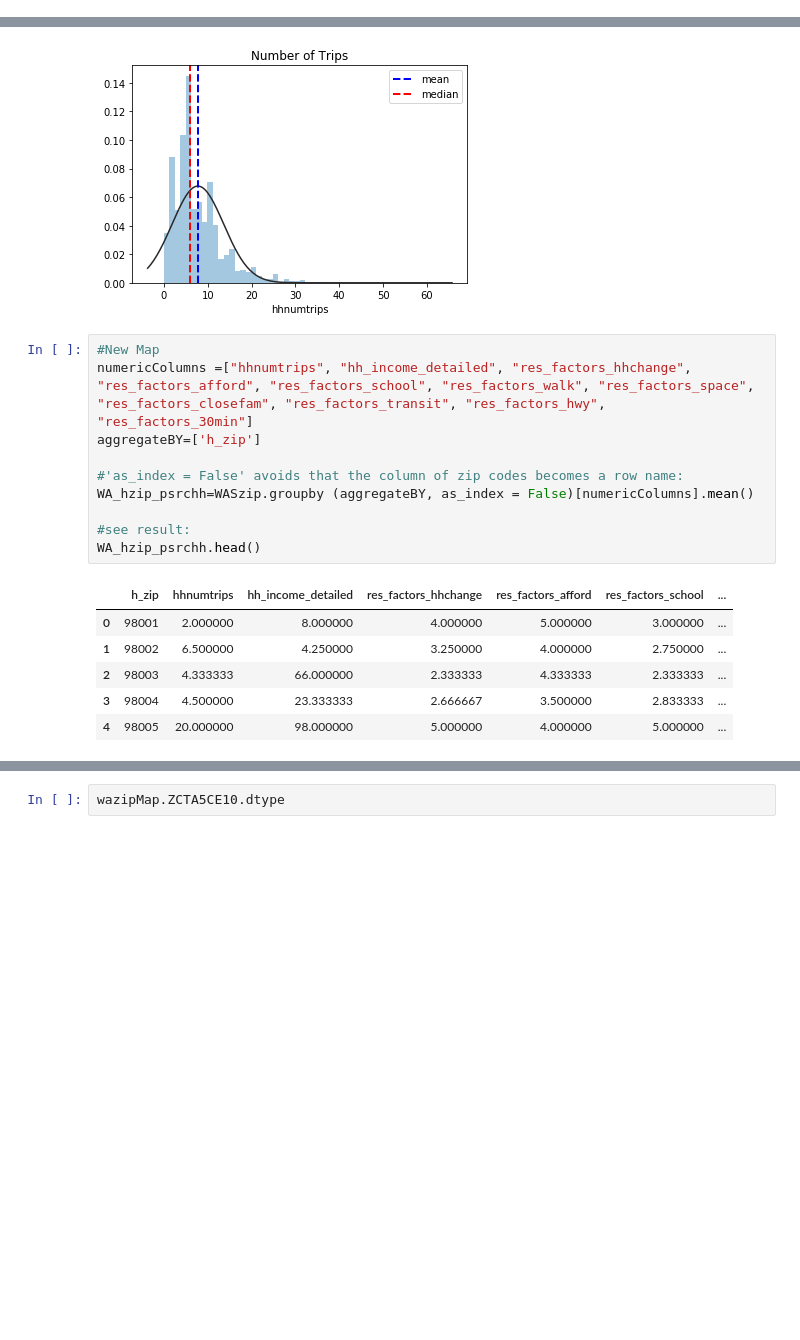
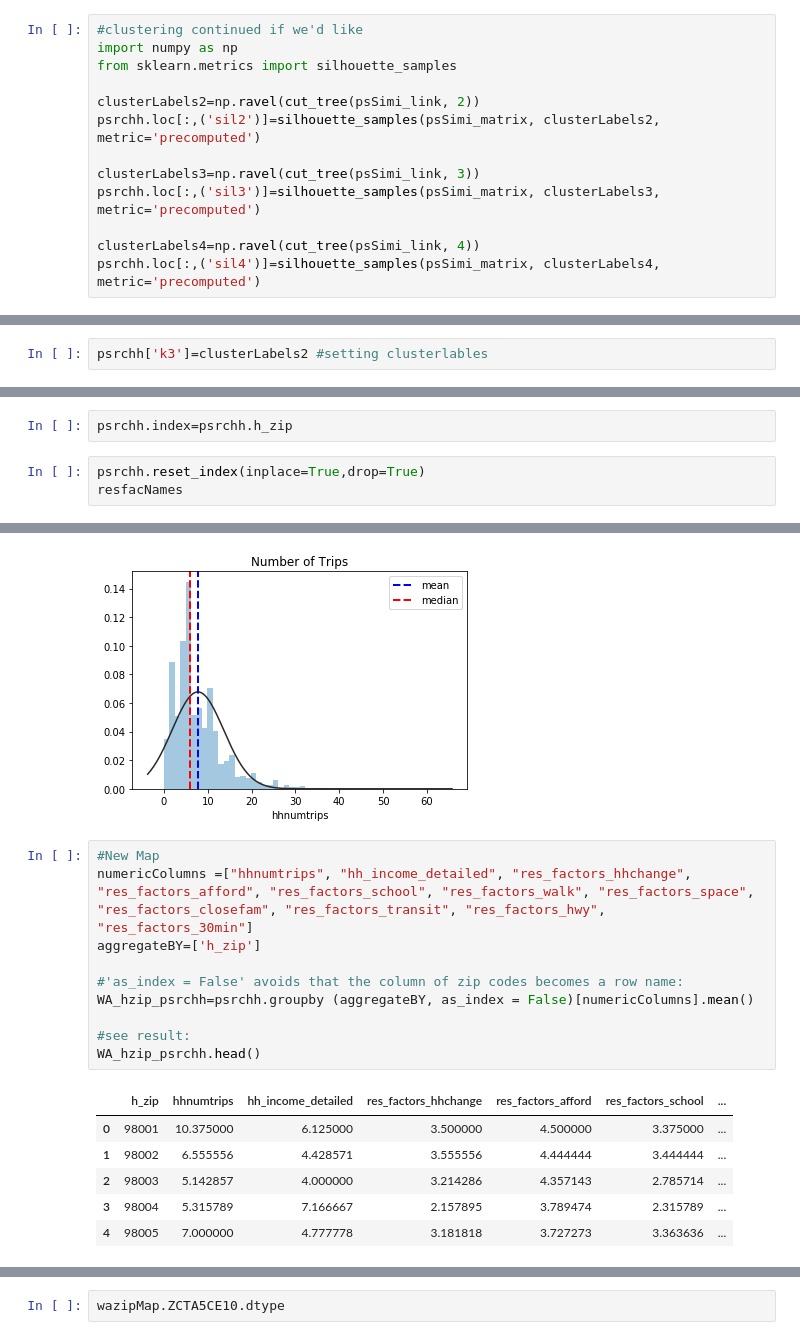
Before and after one commit to geeoffgoond/PROJECT, a Jupyter notebook: psrchh2.ipynb, the cells around one changed output, grey strips where cells are left out. Saved outputs shown, nothing was run; the diff lists cells and outputs as text; blank space fills up the shorter version.

```diff
--- a/psrchh2.ipynb
+++ b/psrchh2.ipynb
@@ -77,0 +227,13 @@ psrchh['hh_income_detailed'].replace(symbolsForNA,np.nan,inplace=True) #replacin
+# %%
+#clustering continued if we'd like
+import numpy as np
+from sklearn.metrics import silhouette_samples
+
+clusterLabels2=np.ravel(cut_tree(psSimi_link, 2))
+psrchh.loc[:,('sil2')]=silhouette_samples(psSimi_matrix, clusterLabels2, metric='precomputed')
+
+clusterLabels3=np.ravel(cut_tree(psSimi_link, 3))
+psrchh.loc[:,('sil3')]=silhouette_samples(psSimi_matrix, clusterLabels3, metric='precomputed')
+
+clusterLabels4=np.ravel(cut_tree(psSimi_link, 4))
+psrchh.loc[:,('sil4')]=silhouette_samples(psSimi_matrix, clusterLabels4, metric='precomputed')
@@ -77,0 +304,2 @@ psrchh['hh_income_detailed'].replace(symbolsForNA,np.nan,inplace=True) #replacin
+# %%
+psrchh['k3']=clusterLabels2 #setting clusterlables
@@ -77,0 +424,5 @@ psrchh['hh_income_detailed'].replace(symbolsForNA,np.nan,inplace=True) #replacin
+# %%
+psrchh.index=psrchh.h_zip
+# %%
+psrchh.reset_index(inplace=True,drop=True)
+resfacNames
@@ -113,17 +548,17 @@ plt.show()
 # %%
 #New Map
 numericColumns =["hhnumtrips", "hh_income_detailed", "res_factors_hhchange", "res_factors_afford", "res_factors_school", "res_factors_walk", "res_factors_space", "res_factors_closefam", "res_factors_transit", "res_factors_hwy", "res_factors_30min"]
 aggregateBY=['h_zip']
 
 #'as_index = False' avoids that the column of zip codes becomes a row name:
-WA_hzip_psrchh=WASzip.groupby (aggregateBY, as_index = False)[numericColumns].mean()
+WA_hzip_psrchh=psrchh.groupby (aggregateBY, as_index = False)[numericColumns].mean()
 
 #see result:
 WA_hzip_psrchh.head()
 # %% [output]
 |  | h_zip | hhnumtrips | hh_income_detailed | res_factors_hhchange | res_factors_afford | res_factors_school | ... |
-| 0 | 98001 | 2.000000 | 8.000000 | 4.000000 | 5.000000 | 3.000000 | ... |
-| 1 | 98002 | 6.500000 | 4.250000 | 3.250000 | 4.000000 | 2.750000 | ... |
-| 2 | 98003 | 4.333333 | 66.000000 | 2.333333 | 4.333333 | 2.333333 | ... |
-| 3 | 98004 | 4.500000 | 23.333333 | 2.666667 | 3.500000 | 2.833333 | ... |
-| 4 | 98005 | 20.000000 | 98.000000 | 5.000000 | 4.000000 | 5.000000 | ... |
+| 0 | 98001 | 10.375000 | 6.125000 | 3.500000 | 4.500000 | 3.375000 | ... |
+| 1 | 98002 | 6.555556 | 4.428571 | 3.555556 | 4.444444 | 3.444444 | ... |
+| 2 | 98003 | 5.142857 | 4.000000 | 3.214286 | 4.357143 | 2.785714 | ... |
+| 3 | 98004 | 5.315789 | 7.166667 | 2.157895 | 3.789474 | 2.315789 | ... |
+| 4 | 98005 | 7.000000 | 4.777778 | 3.181818 | 3.727273 | 3.363636 | ... |
```
Also changed, not shown: parts of 46 cells of this notebook, 3 other files.
